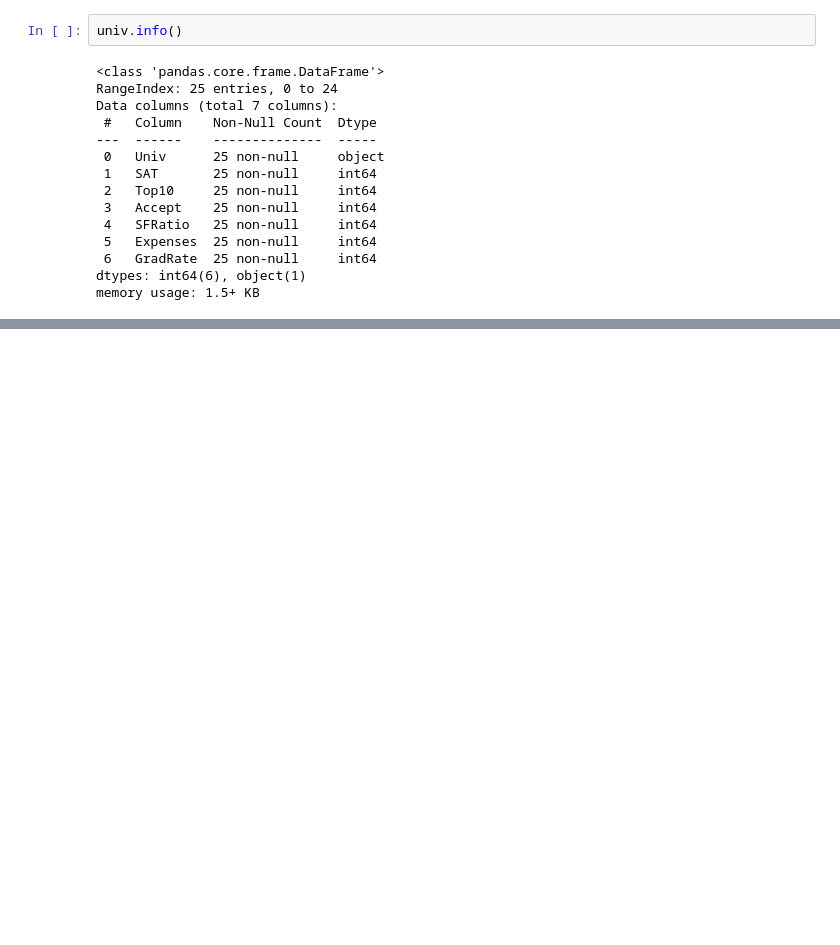
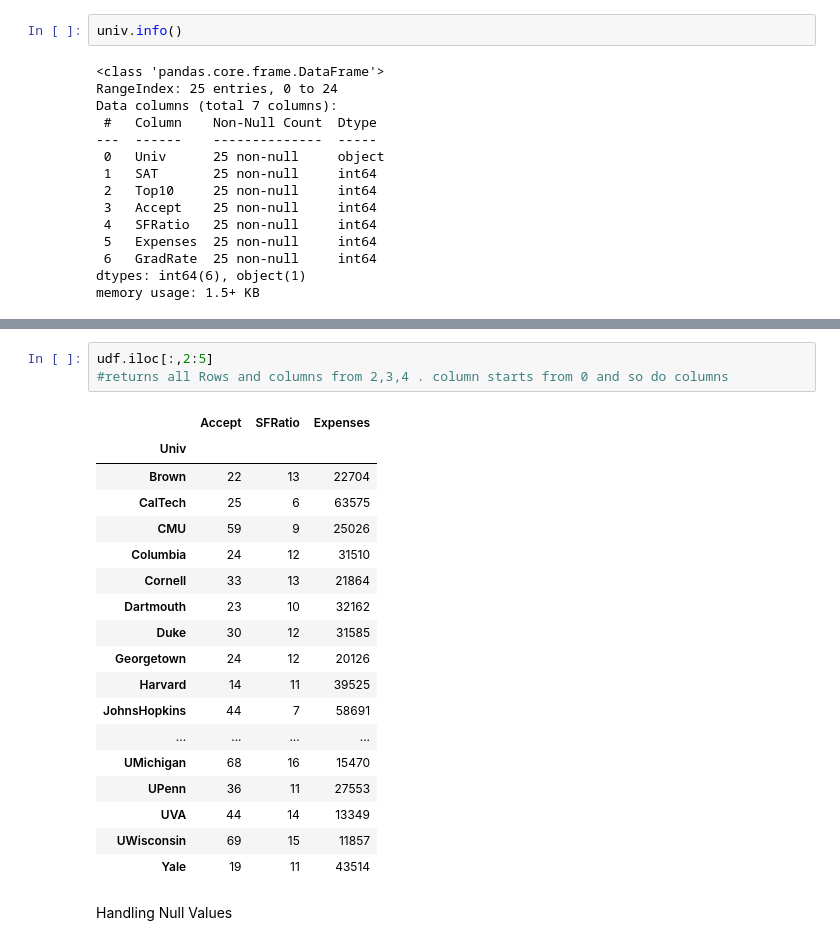
Before and after one commit to PreetiRonghe/Datascience, a Jupyter notebook: 07CorePython_pandas.ipynb, the cells around one changed output, grey strips where cells are left out. Saved outputs shown, nothing was run; the diff lists cells and outputs as text; blank space fills up the shorter version.

```diff
--- a/07CorePython_pandas.ipynb
+++ b/07CorePython_pandas.ipynb
@@ -181,0 +438,24 @@ memory usage: 1.5+ KB
+# %%
+udf.iloc[:,2:5]
+#returns all Rows and columns from 2,3,4 . column starts from 0 and so do columns
+# %% [output]
+|  | Accept | SFRatio | Expenses |
+| Univ |  |  |  |
+| Brown | 22 | 13 | 22704 |
+| CalTech | 25 | 6 | 63575 |
+| CMU | 59 | 9 | 25026 |
+| Columbia | 24 | 12 | 31510 |
+| Cornell | 33 | 13 | 21864 |
+| Dartmouth | 23 | 10 | 32162 |
+| Duke | 30 | 12 | 31585 |
+| Georgetown | 24 | 12 | 20126 |
+| Harvard | 14 | 11 | 39525 |
+| JohnsHopkins | 44 | 7 | 58691 |
+| ... | ... | ... | ... |
+| UMichigan | 68 | 16 | 15470 |
+| UPenn | 36 | 11 | 27553 |
+| UVA | 44 | 14 | 13349 |
+| UWisconsin | 69 | 15 | 11857 |
+| Yale | 19 | 11 | 43514 |
+# %% [markdown]
+Handling Null Values
```
Also changed, not shown: parts of 50 cells of this notebook.
